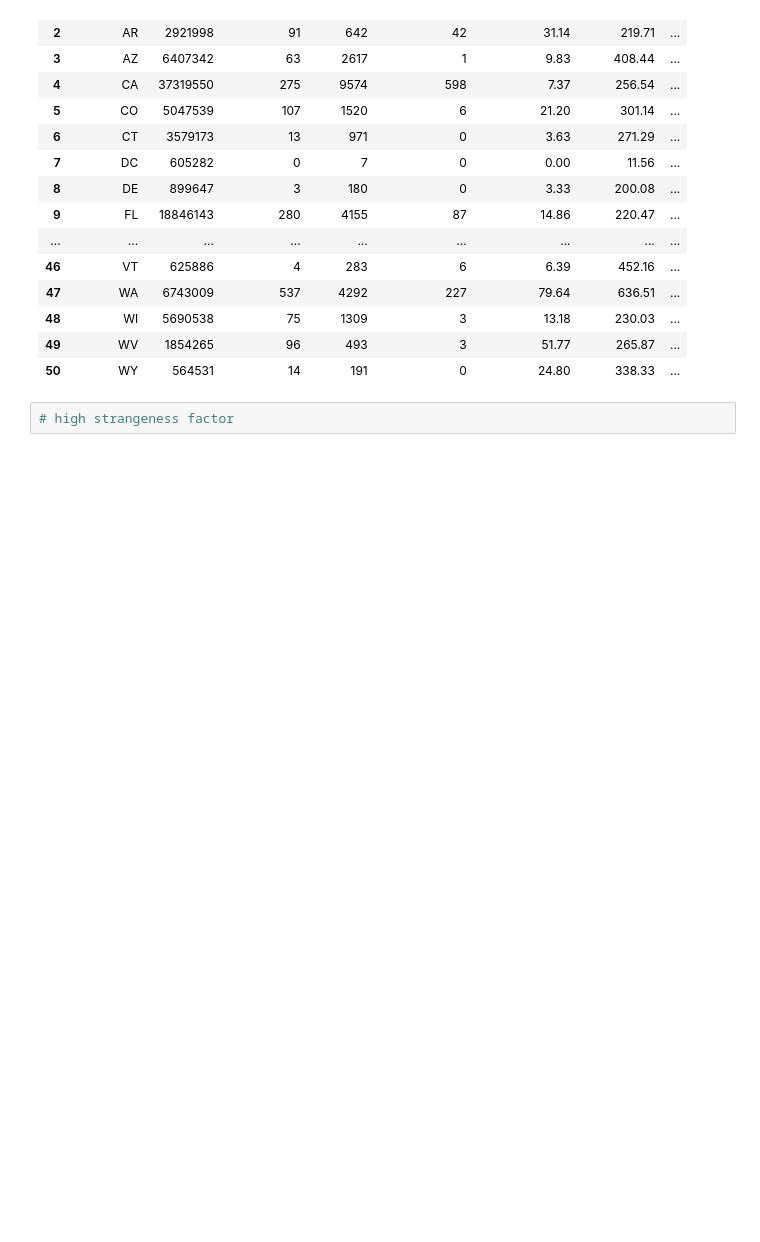
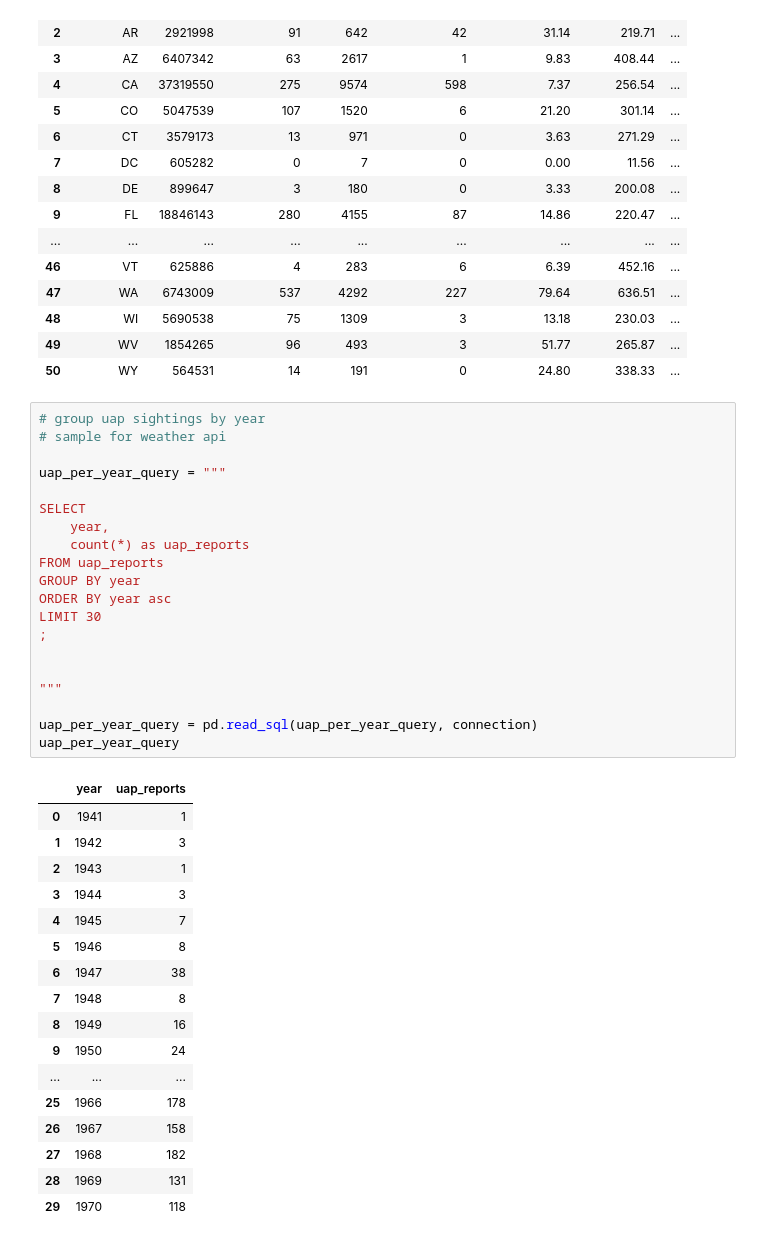
Before and after one commit to wslider/anomalous-sightings-archive, a Jupyter notebook: notebooks/sql_database.ipynb, the cells around one changed output. Saved outputs shown, nothing was run; the diff lists cells and outputs as text; blank space fills up the shorter version.

```diff
--- a/notebooks/sql_database.ipynb
+++ b/notebooks/sql_database.ipynb
@@ -490,4 +490,40 @@ states_result
 | 49 | WV | 1854265 | 96 | 493 | 3 | 51.77 | 265.87 | ... |
 | 50 | WY | 564531 | 14 | 191 | 0 | 24.80 | 338.33 | ... |
 # %%
-# high strangeness factor
+# group uap sightings by year
+# sample for weather api
+
+uap_per_year_query = """
+
+SELECT
+    year,
+    count(*) as uap_reports
+FROM uap_reports
+GROUP BY year
+ORDER BY year asc
+LIMIT 30
+;
+
+
+"""
+
+uap_per_year_query = pd.read_sql(uap_per_year_query, connection)
+uap_per_year_query
+# %% [output]
+|  | year | uap_reports |
+| 0 | 1941 | 1 |
+| 1 | 1942 | 3 |
+| 2 | 1943 | 1 |
+| 3 | 1944 | 3 |
+| 4 | 1945 | 7 |
+| 5 | 1946 | 8 |
+| 6 | 1947 | 38 |
+| 7 | 1948 | 8 |
+| 8 | 1949 | 16 |
+| 9 | 1950 | 24 |
+| ... | ... | ... |
+| 25 | 1966 | 178 |
+| 26 | 1967 | 158 |
+| 27 | 1968 | 182 |
+| 28 | 1969 | 131 |
+| 29 | 1970 | 118 |
```
Also changed, not shown: 15 other files.
